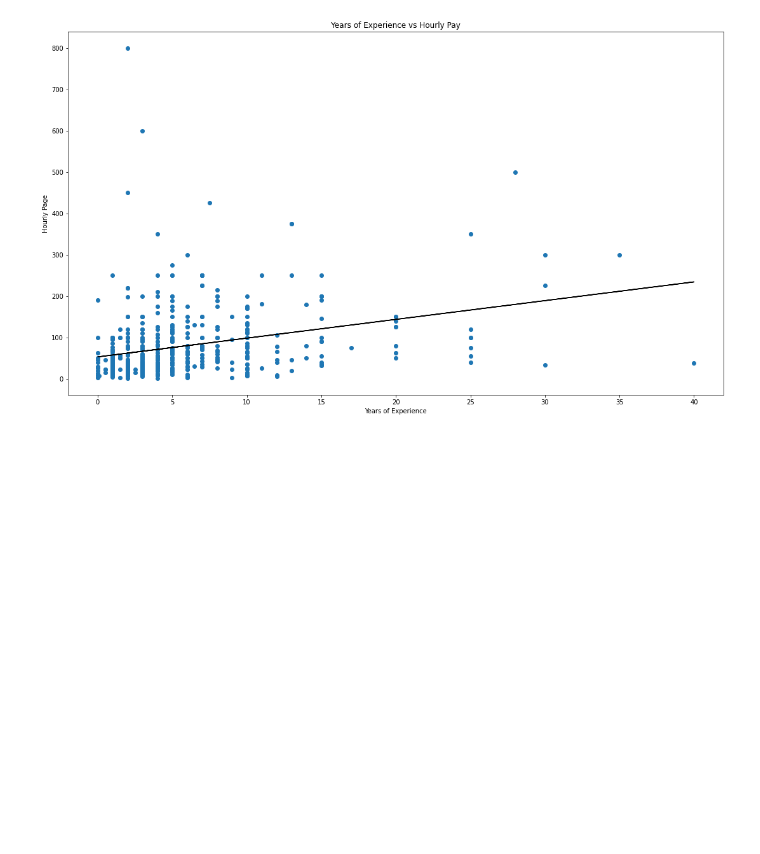
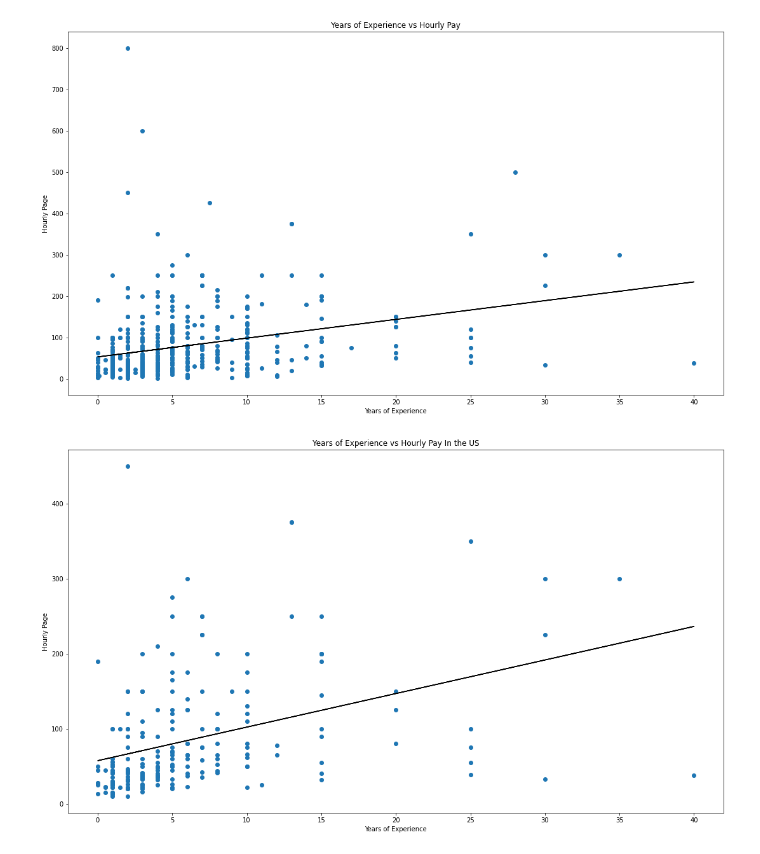
Before and after one commit to kale0009/2clap, a Jupyter notebook: CodeBase/Explore.ipynb, the cells around one changed output. Cells and saved outputs as stored; diff of their text form; code cells hidden in the pictures; blank space fills up the shorter version.

Commit message:
Created Experience vs Hourly Pay in the US

```diff
--- a/CodeBase/Explore.ipynb
+++ b/CodeBase/Explore.ipynb
@@ -33,5 +33,5 @@ fig2.savefig('HistogramOfExperience.png', dpi=200)
 # %%
 #Years of experience vs Hourly Wage
 df2 = pd.read_excel("2021SOTI_SurveyDataForPublic_COPY.xlsx", sheet_name="data_repub_2019",header=2)
-df2 = df2[["PayHourly", "YearsDVExperience"]]
-df2.dropna(how='any',inplace=True)
+df3 = df2[["PayHourly", "YearsDVExperience"]]
+df3.dropna(how='any',inplace=True)
@@ -48,3 +53,20 @@ fig3.set_size_inches(18.5, 10.5)
 fig3.savefig('ExperienceVsHourlyPay.png', dpi=200)
 # %% [output]
 [figure]
+# %%
+#Years of Experience vs Hourly Wage cont. Filtered for US
+df4 = df2[["PayHourly", "YearsDVExperience","Loc1Country__cleaned"]]
+df4 = df4[df4["Loc1Country__cleaned"]=="United States"]
+df4.dropna(how='any',inplace=True)
+
+b, m= np.polynomial.polynomial.polyfit(df4["YearsDVExperience"], df4["PayHourly"],1)
+fig4, ax4 =plt.subplots()
+ax4.scatter(df4["YearsDVExperience"], df4["PayHourly"])
+ax4.plot(df4["YearsDVExperience"], b+m*df4["YearsDVExperience"],'-',color='black')
+ax4.set_title("Years of Experience vs Hourly Pay In the US")
+ax4.set_xlabel("Years of Experience")
+ax4.set_ylabel("Hourly Page")
+fig4.set_size_inches(18.5, 10.5)
+fig4.savefig('ExperienceVsHourlyPayUS.png', dpi=200)
+# %% [output]
+[figure, added]
```
Also changed, not shown: parts of 3 cells of this notebook, 1 other file.
